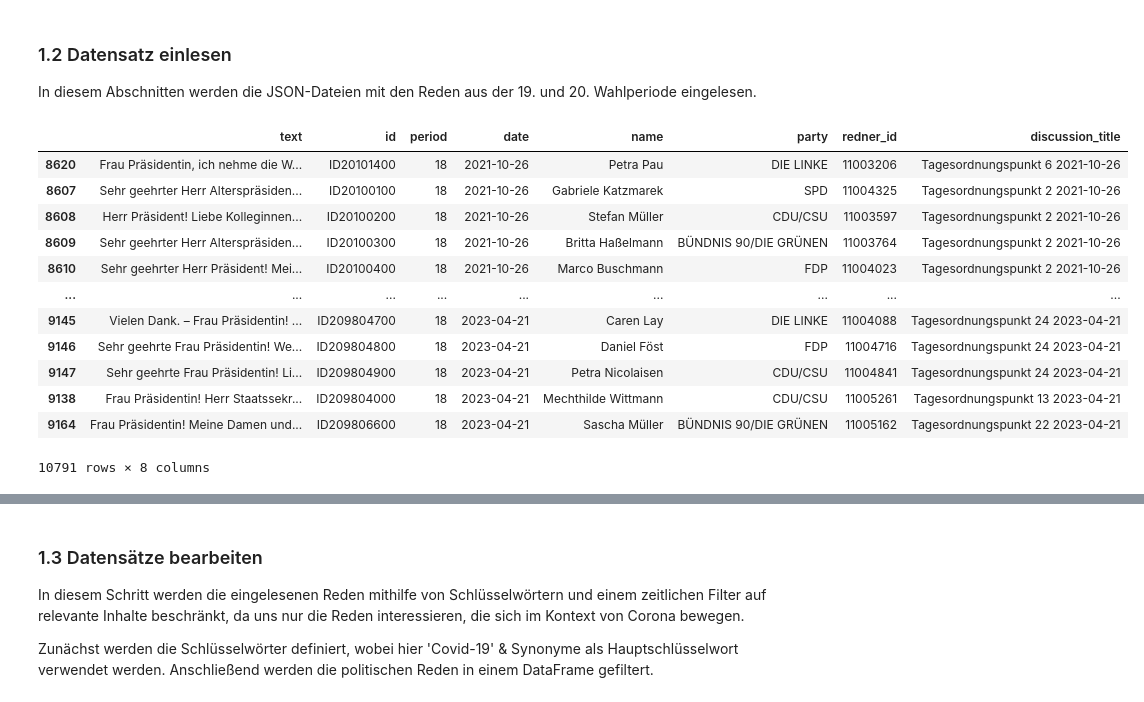
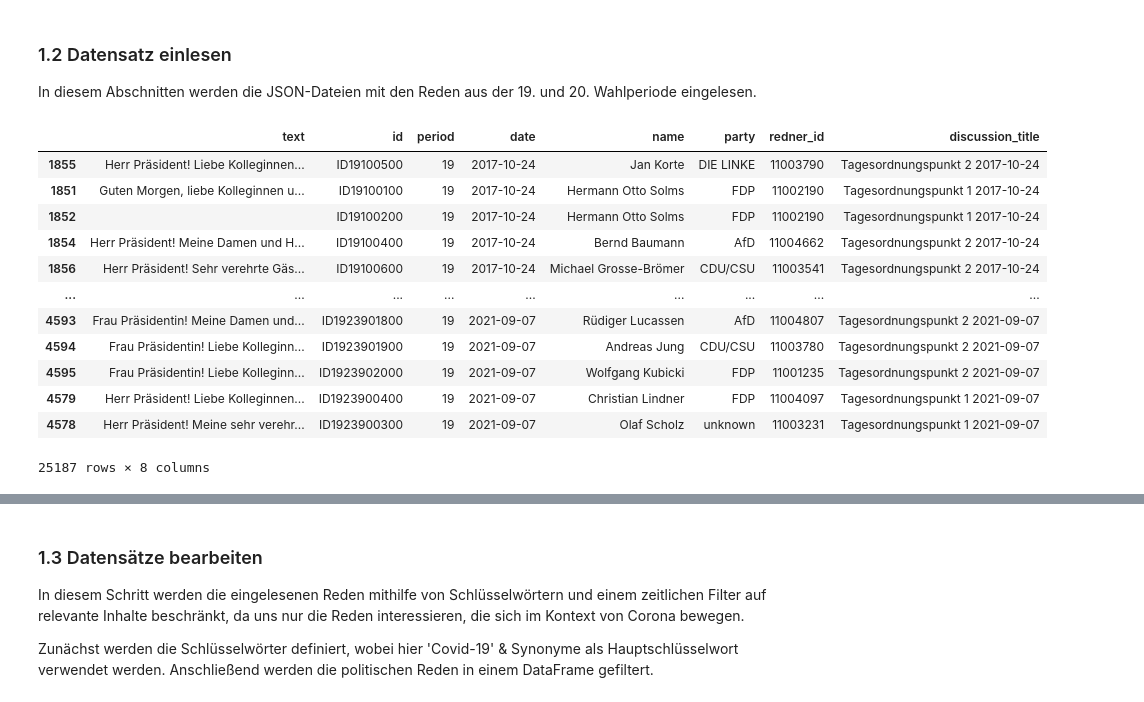
Before and after one commit to PHofmannn/Politische-Debatten, a Jupyter notebook: Data_Preprocessing.ipynb, the cells around one changed output, grey strips where cells are left out. Cells and saved outputs as stored; diff of their text form; code cells hidden in the pictures.

```diff
--- a/Data_Preprocessing.ipynb
+++ b/Data_Preprocessing.ipynb
@@ -36,27 +71,20 @@ In diesem Abschnitten werden die JSON-Dateien mit den Reden aus der 19. und 20.
 # %%
 # Einlesen der JSON-Datei "speeches_19.jsonl"
 # Legislaturperiode 2019 (24.10.2017-26.09.21)
-df19 = pd.read_json(r"C:\Users\paula\OneDrive\Uni\2. Lernpools Master\3. Semester\Soziologie\Data_Speeches\speeches_19.jsonl", lines=True)
+df19 = pd.read_json("/Users/paulahofmann/Library/CloudStorage/OneDrive-Persönlich/Uni/2. Lernpools Master/3. Semester/Soziologie/Data_Speeches/speeches_19.jsonl", lines=True)
 df19['date'] = pd.to_datetime(df19['date'])
 df19.sort_values(by='date')
-
-
-# Einlesen der JSON-Datei "speeches_20.jsonl"
-# Legislaturperiode 2020 (24.10.2017-26.09.21)
-df20 = pd.read_json(r"C:\Users\paula\OneDrive\Uni\2. Lernpools Master\3. Semester\Soziologie\Data_Speeches\speeches_20.jsonl", lines=True)
-df20['date'] = pd.to_datetime(df20['date'])
-df20.sort_values(by='date')
 # %% [output]
 |  | text | id | period | date | name | party | redner_id | discussion_title |
-| 8620 | Frau Präsidentin, ich nehme die W... | ID20101400 | 18 | 2021-10-26 | Petra Pau | DIE LINKE | 11003206 | Tagesordnungspunkt 6 2021-10-26 |
-| 8607 | Sehr geehrter Herr Alterspräsiden... | ID20100100 | 18 | 2021-10-26 | Gabriele Katzmarek | SPD | 11004325 | Tagesordnungspunkt 2 2021-10-26 |
-| 8608 | Herr Präsident! Liebe Kolleginnen... | ID20100200 | 18 | 2021-10-26 | Stefan Müller | CDU/CSU | 11003597 | Tagesordnungspunkt 2 2021-10-26 |
-| 8609 | Sehr geehrter Herr Alterspräsiden... | ID20100300 | 18 | 2021-10-26 | Britta Haßelmann | BÜNDNIS 90/DIE GRÜNEN | 11003764 | Tagesordnungspunkt 2 2021-10-26 |
-| 8610 | Sehr geehrter Herr Präsident! Mei... | ID20100400 | 18 | 2021-10-26 | Marco Buschmann | FDP | 11004023 | Tagesordnungspunkt 2 2021-10-26 |
+| 1855 | Herr Präsident! Liebe Kolleginnen... | ID19100500 | 19 | 2017-10-24 | Jan Korte | DIE LINKE | 11003790 | Tagesordnungspunkt 2 2017-10-24 |
+| 1851 | Guten Morgen, liebe Kolleginnen u... | ID19100100 | 19 | 2017-10-24 | Hermann Otto Solms | FDP | 11002190 | Tagesordnungspunkt 1 2017-10-24 |
+| 1852 |  | ID19100200 | 19 | 2017-10-24 | Hermann Otto Solms | FDP | 11002190 | Tagesordnungspunkt 1 2017-10-24 |
+| 1854 | Herr Präsident! Meine Damen und H... | ID19100400 | 19 | 2017-10-24 | Bernd Baumann | AfD | 11004662 | Tagesordnungspunkt 2 2017-10-24 |
+| 1856 | Herr Präsident! Sehr verehrte Gäs... | ID19100600 | 19 | 2017-10-24 | Michael Grosse-Brömer | CDU/CSU | 11003541 | Tagesordnungspunkt 2 2017-10-24 |
 | ... | ... | ... | ... | ... | ... | ... | ... | ... |
-| 9145 | Vielen Dank. – Frau Präsidentin! ... | ID209804700 | 18 | 2023-04-21 | Caren Lay | DIE LINKE | 11004088 | Tagesordnungspunkt 24 2023-04-21 |
-| 9146 | Sehr geehrte Frau Präsidentin! We... | ID209804800 | 18 | 2023-04-21 | Daniel Föst | FDP | 11004716 | Tagesordnungspunkt 24 2023-04-21 |
-| 9147 | Sehr geehrte Frau Präsidentin! Li... | ID209804900 | 18 | 2023-04-21 | Petra Nicolaisen | CDU/CSU | 11004841 | Tagesordnungspunkt 24 2023-04-21 |
-| 9138 | Frau Präsidentin! Herr Staatssekr... | ID209804000 | 18 | 2023-04-21 | Mechthilde Wittmann | CDU/CSU | 11005261 | Tagesordnungspunkt 13 2023-04-21 |
-| 9164 | Frau Präsidentin! Meine Damen und... | ID209806600 | 18 | 2023-04-21 | Sascha Müller | BÜNDNIS 90/DIE GRÜNEN | 11005162 | Tagesordnungspunkt 22 2023-04-21 |
+| 4593 | Frau Präsidentin! Meine Damen und... | ID1923901800 | 19 | 2021-09-07 | Rüdiger Lucassen | AfD | 11004807 | Tagesordnungspunkt 2 2021-09-07 |
+| 4594 | Frau Präsidentin! Liebe Kolleginn... | ID1923901900 | 19 | 2021-09-07 | Andreas Jung | CDU/CSU | 11003780 | Tagesordnungspunkt 2 2021-09-07 |
+| 4595 | Frau Präsidentin! Liebe Kolleginn... | ID1923902000 | 19 | 2021-09-07 | Wolfgang Kubicki | FDP | 11001235 | Tagesordnungspunkt 2 2021-09-07 |
+| 4579 | Herr Präsident! Liebe Kolleginnen... | ID1923900400 | 19 | 2021-09-07 | Christian Lindner | FDP | 11004097 | Tagesordnungspunkt 1 2021-09-07 |
+| 4578 | Herr Präsident! Meine sehr verehr... | ID1923900300 | 19 | 2021-09-07 | Olaf Scholz | unknown | 11003231 | Tagesordnungspunkt 1 2021-09-07 |
-10791 rows × 8 columns
+25187 rows × 8 columns
```
Also changed, not shown: parts of 12 cells of this notebook, 6 other files.
